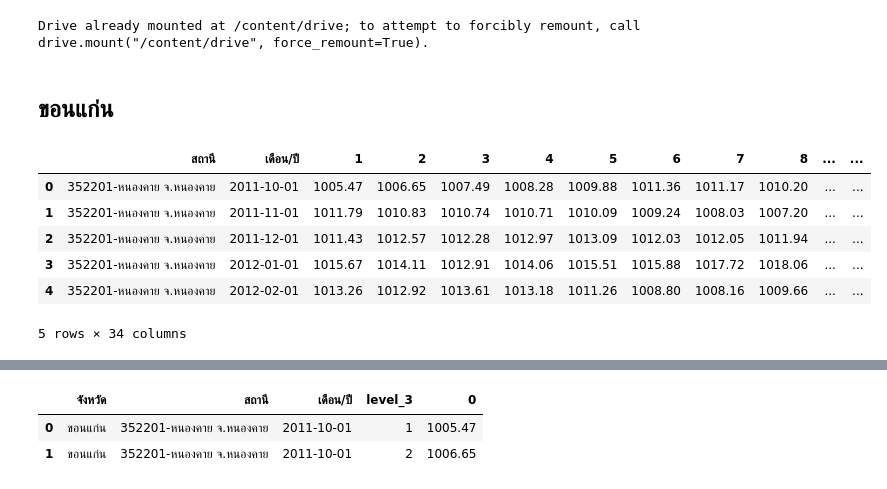
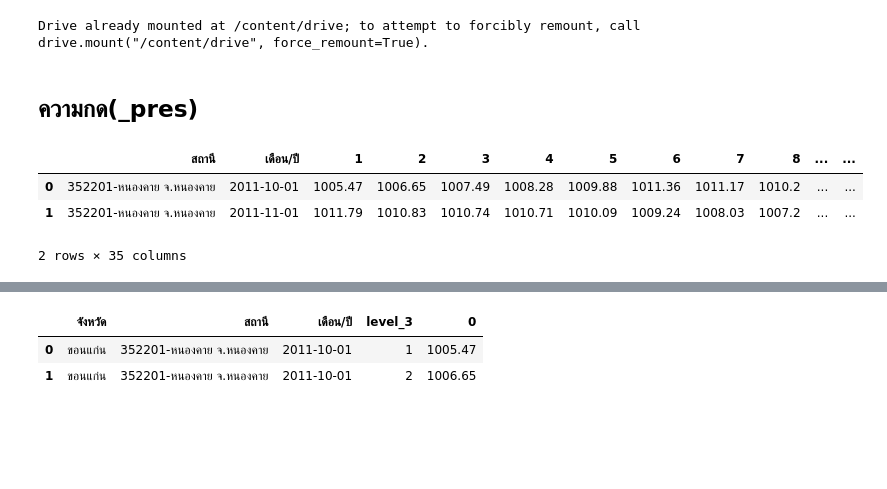
Before and after one commit to supatsara2002/bsc_dpdm22, a Jupyter notebook: Quiz_Group_5_20_of_Midterm.ipynb, the cells around one changed output, grey strips where cells are left out. Cells and saved outputs as stored; diff of their text form; code cells hidden in the pictures; blank space fills up the shorter version.

```diff
--- a/Quiz_Group_5_20_of_Midterm.ipynb
+++ b/Quiz_Group_5_20_of_Midterm.ipynb
@@ -68,7 +68,7 @@ np_wind = pd.read_excel('/content/drive/MyDrive/bsc_DPDM_data/อุตุ/ค
 sk_wind = pd.read_excel('/content/drive/MyDrive/bsc_DPDM_data/อุตุ/ความเร็วลม(นอต)/จ.สกลนคร.xlsx',sheet_name='Sheet1',skiprows=4)
 nk_wind = pd.read_excel('/content/drive/MyDrive/bsc_DPDM_data/อุตุ/ความเร็วลม(นอต)/จ.หนองคาย.xlsx',sheet_name='Sheet1',skiprows=4)
 l_wind = pd.read_excel('/content/drive/MyDrive/bsc_DPDM_data/อุตุ/ความเร็วลม(นอต)/จ.เลย.xlsx',sheet_name='Sheet1',skiprows=4)
-# %% [markdown]
-## ขอนแก่น
+# %% [markdown]
+## ความกด(_pres)
 # %%
 kk_pres.rename(columns = {'Unnamed: 0':'ที่','Unnamed: 1':'สถานี', 'Unnamed: 2':'เดือน/ปี','Unnamed: 34':'เฉลี่ย'}, inplace = True)
@@ -82,15 +79,12 @@ kk_wind.rename(columns = {'Unnamed: 0':'ที่','Unnamed: 1':'สถานี
 # %%
-kk_pres1 = kk_pres.drop(['ที่','เฉลี่ย'],axis=1)
-kk_pres1['จังหวัด'] = "ขอนแก่น"
-kk_pres1.head()
+kk_pres['จังหวัด'] = "ขอนแก่น"
+kk_pres1 = kk_pres.drop(['ที่'],axis=1)
+kk_pres1.head(2)
 # %% [output]
 |  | สถานี | เดือน/ปี | 1 | 2 | 3 | 4 | 5 | 6 | 7 | 8 | ... | ... |
-| 0 | 352201-หนองคาย จ.หนองคาย | 2011-10-01 | 1005.47 | 1006.65 | 1007.49 | 1008.28 | 1009.88 | 1011.36 | 1011.17 | 1010.20 | ... | ... |
-| 1 | 352201-หนองคาย จ.หนองคาย | 2011-11-01 | 1011.79 | 1010.83 | 1010.74 | 1010.71 | 1010.09 | 1009.24 | 1008.03 | 1007.20 | ... | ... |
-| 2 | 352201-หนองคาย จ.หนองคาย | 2011-12-01 | 1011.43 | 1012.57 | 1012.28 | 1012.97 | 1013.09 | 1012.03 | 1012.05 | 1011.94 | ... | ... |
-| 3 | 352201-หนองคาย จ.หนองคาย | 2012-01-01 | 1015.67 | 1014.11 | 1012.91 | 1014.06 | 1015.51 | 1015.88 | 1017.72 | 1018.06 | ... | ... |
-| 4 | 352201-หนองคาย จ.หนองคาย | 2012-02-01 | 1013.26 | 1012.92 | 1013.61 | 1013.18 | 1011.26 | 1008.80 | 1008.16 | 1009.66 | ... | ... |
+| 0 | 352201-หนองคาย จ.หนองคาย | 2011-10-01 | 1005.47 | 1006.65 | 1007.49 | 1008.28 | 1009.88 | 1011.36 | 1011.17 | 1010.2 | ... | ... |
+| 1 | 352201-หนองคาย จ.หนองคาย | 2011-11-01 | 1011.79 | 1010.83 | 1010.74 | 1010.71 | 1010.09 | 1009.24 | 1008.03 | 1007.2 | ... | ... |
-5 rows × 34 columns
+2 rows × 35 columns
 # %%
 kk_pres1.set_index(['จังหวัด','สถานี','เดือน/ปี'],inplace=True)
 # %%
```
Also changed, not shown: parts of 40 cells of this notebook.
